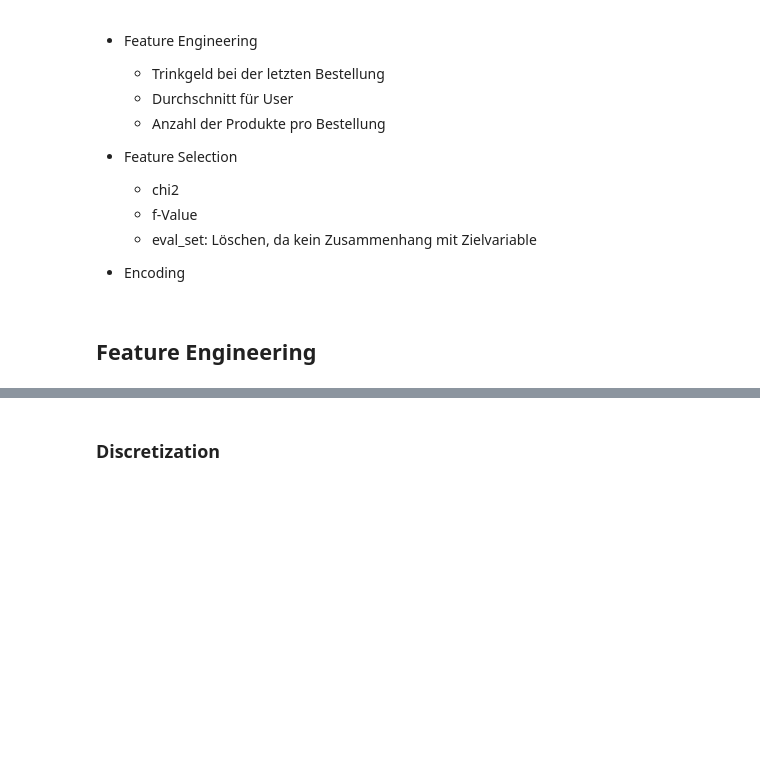
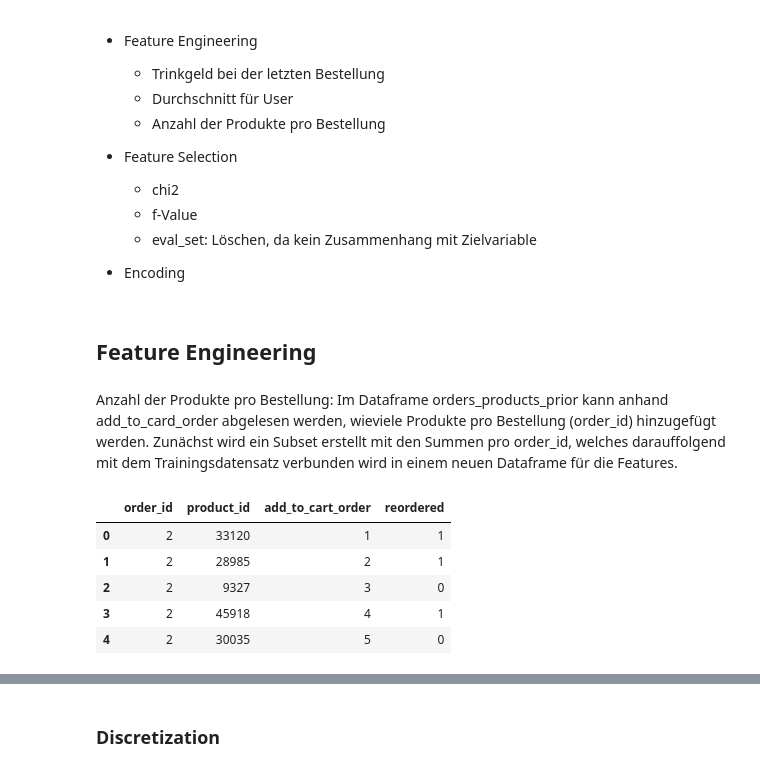
Before and after one commit to JonasHauth/Instacart-Tip-Prediction---Gruppe-6, a Jupyter notebook: Tip_Prediction_Instacart.ipynb, the cells around one changed output, grey strips where cells are left out. Drawn from its saved outputs; the diff is of its cells as text; code cells hidden in the pictures; blank space fills up the shorter version.

```diff
--- a/Tip_Prediction_Instacart.ipynb
+++ b/Tip_Prediction_Instacart.ipynb
@@ -507,3 +507,15 @@ Decreased by 66.4%
 - Encoding
 # %% [markdown]
 ## Feature Engineering
+# %% [markdown]
+Anzahl der Produkte pro Bestellung:
+Im Dataframe orders_products_prior kann anhand add_to_card_order abgelesen werden, wieviele Produkte pro Bestellung (order_id) hinzugefügt werden. Zunächst wird ein Subset erstellt mit den Summen pro order_id, welches darauffolgend mit dem Trainingsdatensatz verbunden wird in einem neuen Dataframe für die Features.
+# %%
+opp.head()
+# %% [output]
+|  | order_id | product_id | add_to_cart_order | reordered |
+| 0 | 2 | 33120 | 1 | 1 |
+| 1 | 2 | 28985 | 2 | 1 |
+| 2 | 2 | 9327 | 3 | 0 |
+| 3 | 2 | 45918 | 4 | 1 |
+| 4 | 2 | 30035 | 5 | 0 |
```
Also changed, not shown: parts of 6 cells of this notebook.
